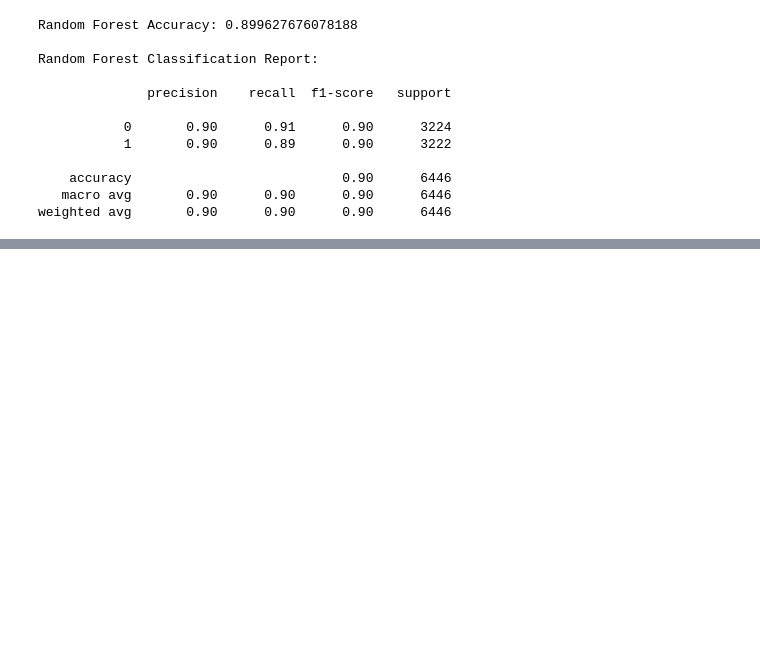
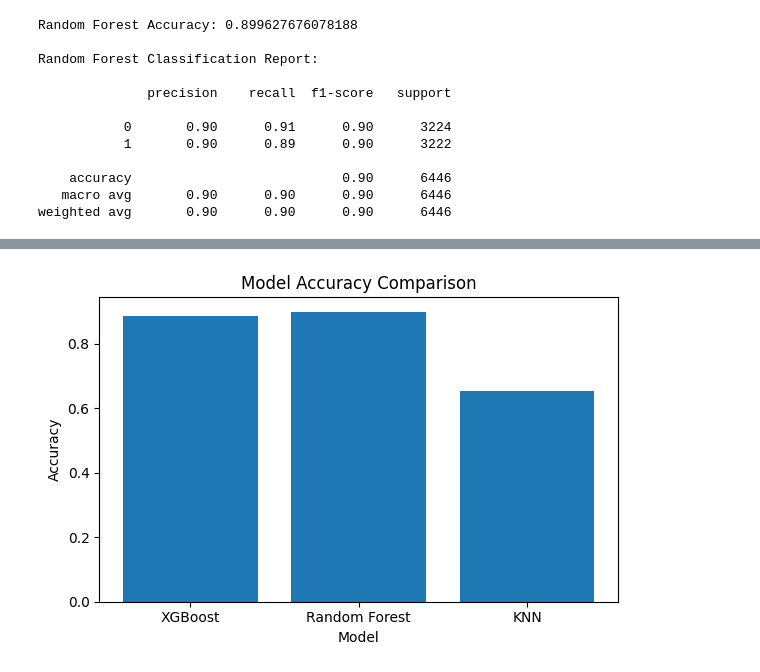
Before and after one commit to Pavan240571/heart-disease-mortality, a Jupyter notebook: Heart_Disease_Mortality.ipynb, the cells around one changed output, grey strips where cells are left out. Cells and saved outputs as stored; diff of their text form; code cells hidden in the pictures; blank space fills up the shorter version.

```diff
--- a/Heart_Disease_Mortality.ipynb
+++ b/Heart_Disease_Mortality.ipynb
@@ -396,0 +459,21 @@ weighted avg       0.65      0.65      0.65      6446
+# %%
+from sklearn.metrics import accuracy_score
+
+# Accuracy values
+accuracy_scores = {
+    "XGBoost": accuracy_score(y_test, xgb_pred),
+    "Random Forest": accuracy_score(y_test, rf_pred),
+    "KNN": accuracy_score(y_test, knn_pred)
+}
+
+# Plot accuracy comparison
+plt.figure(figsize=(6,4))
+plt.bar(accuracy_scores.keys(), accuracy_scores.values())
+
+plt.xlabel("Model")
+plt.ylabel("Accuracy")
+plt.title("Model Accuracy Comparison")
+plt.tight_layout()
+plt.show()
+# %% [output]
+[figure, added]
```
Also changed, not shown: parts of 8 cells of this notebook.
